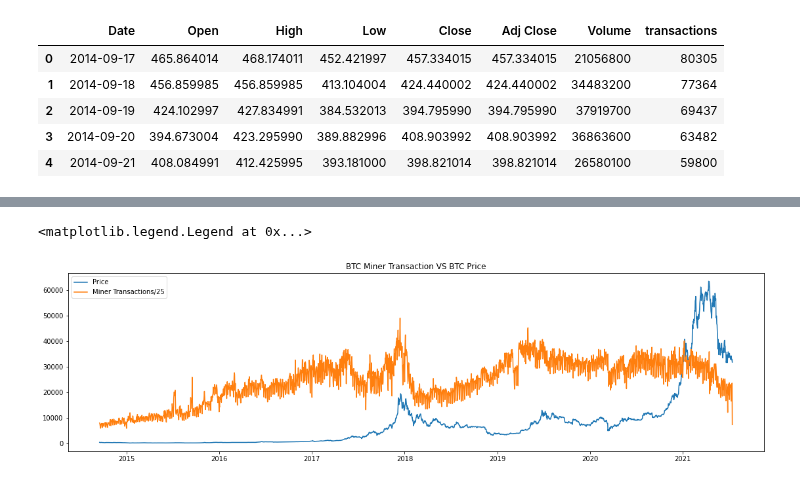
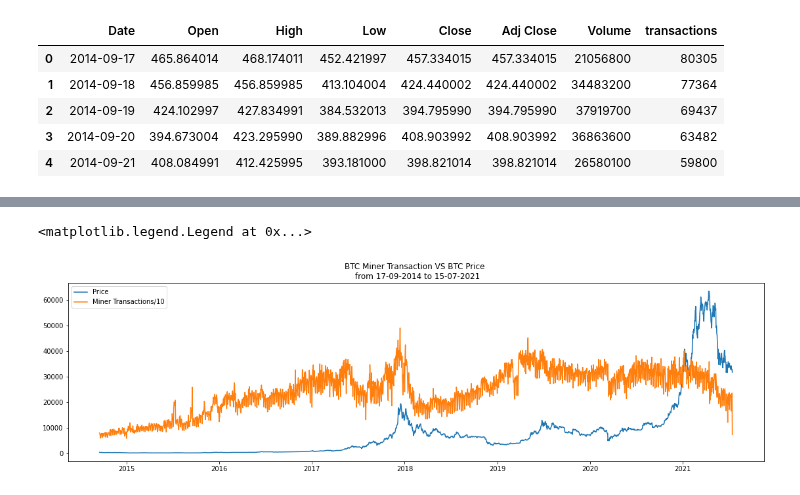
Before and after one commit to tutalae/practice-for-analysing-and-predict-the-price-of-crypto-currency, a Jupyter notebook: Transaction_VS_price.ipynb, the cells around one changed output, grey strips where cells are left out. Saved outputs shown, nothing was run; the diff lists cells and outputs as text; code cells hidden in the pictures.

```diff
--- a/Transaction_VS_price.ipynb
+++ b/Transaction_VS_price.ipynb
@@ -89,4 +86,4 @@ transactions_btc.head()
 # %%
-transactions_btc.index = transactions_btc.index.set_names(['Date'])
-transactions_btc.head()
+#transactions_btc.index = transactions_btc.index.set_names(['Date'])
+#transactions_btc.head()
 # %% [output]
@@ -146,9 +143,9 @@ BTC.set_index("Date", inplace=True)
 # %%
 plt.figure(figsize=(19,5))
 plt.plot("Adj Close", data=BTC, label="Price")
-plt.plot("Transactions", data=BTC, label="Miner Transactions/25")
-plt.title("BTC Miner Transaction VS BTC Price")
+plt.plot("Transactions", data=BTC, label="Miner Transactions/10")
+plt.title("BTC Miner Transaction VS BTC Price \n from 17-09-2014 to 15-07-2021")
 plt.legend()
 # %% [output]
 <matplotlib.legend.Legend at 0x...>
-[figure, old version]
+[figure, new version]
```
Also changed, not shown: parts of 6 cells of this notebook.
